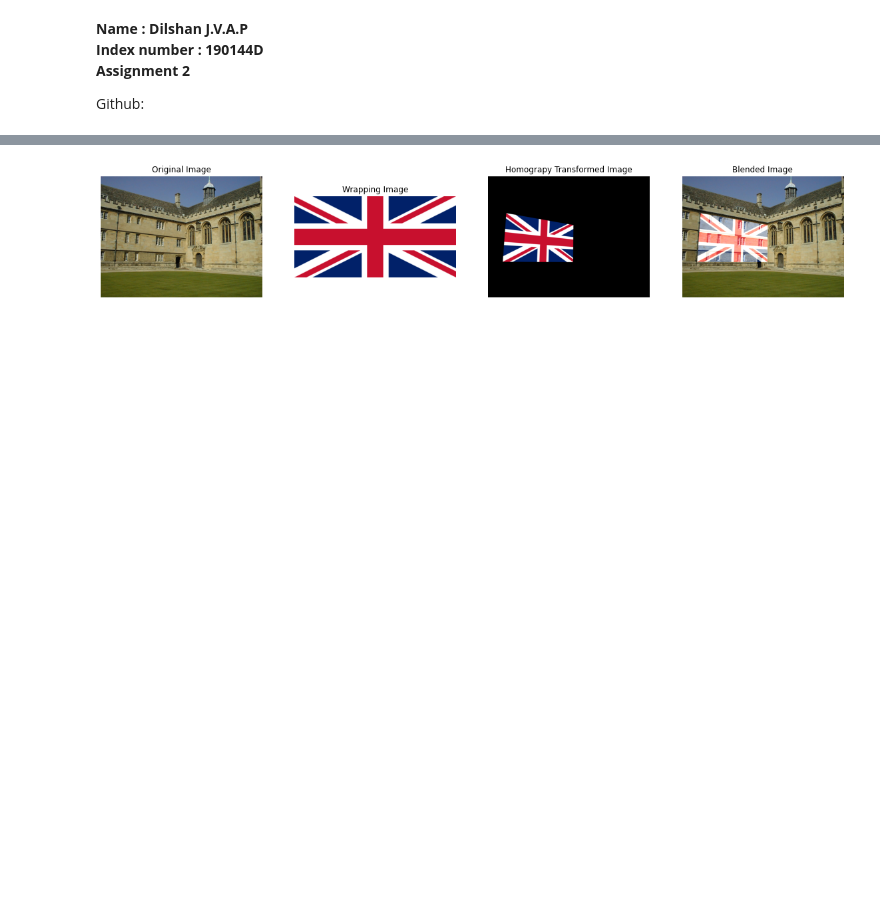
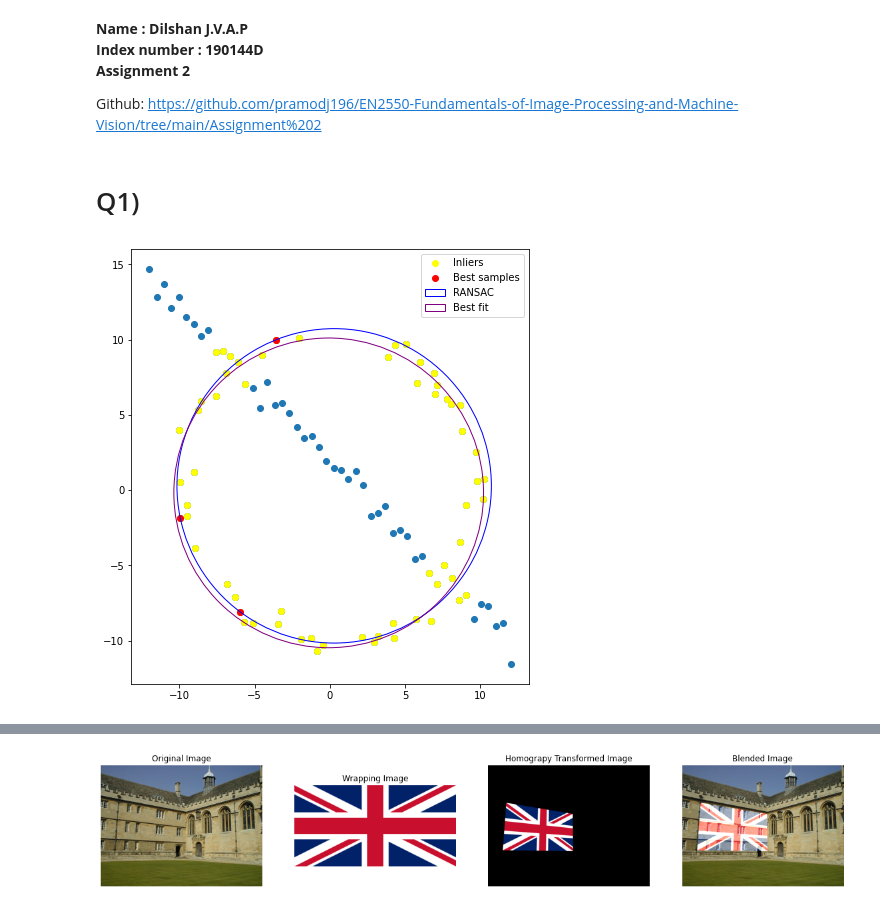
Before and after one commit to pramodj196/EN2550-Fundamentals-of-Image-Processing-and-Machine-Vision, a Jupyter notebook: Assignment 2/Assignment 2.ipynb, the cells around one changed output, grey strips where cells are left out. Drawn from its saved outputs; the diff is of its cells as text; code cells hidden in the pictures; blank space fills up the shorter version.

Commit message:
Assignment 2 ransac algo change parameteres

```diff
--- a/Assignment 2/Assignment 2.ipynb
+++ b/Assignment 2/Assignment 2.ipynb
@@ -3,24 +3,77 @@
 Index number : 190144D<br>
 Assignment 2
 
-Github:
+Github: https://github.com/pramodj196/EN2550-Fundamentals-of-Image-Processing-and-Machine-Vision/tree/main/Assignment%202
 # %%
 import numpy as np
 import cv2 as cv
 import matplotlib.pyplot as plt
 from scipy import linalg
 import circle_fit as cf
+# %% [markdown]
+# Q1)
 # %%
 N = 100
 half_n = N//2
 r = 10
 s = r/16
 t = np.random.uniform(0, 2*np.pi, half_n)
 n = s*np.random.randn(half_n)
 x, y = (r+n)*np.cos(t), (r+n)*np.sin(t)
-X_circle = np.hstack((x.reshape(half_n, 1), y.reshape(half_n, 1)))
-
+X_circ = np.hstack((x.reshape(half_n, 1), y.reshape(half_n, 1)))
 m, b = -1, 2
 x = np.linspace(-12, 12, half_n)
-y = m*x + b + s*np.random.randn(half_n)
+y = m*x +b + s*np.random.randn(half_n)
 X_line = np.hstack((x.reshape(half_n, 1), y.reshape(half_n, 1)))
+X = np.vstack((X_circ, X_line))
+
+def cir_plot(Data,Datalst,color):
+    p1,p2,p3=Datalst[Data[0]],Datalst[Data[1]],Datalst[Data[2]]
+    cirx,ciry,r,p=cf.least_squares_circle([p1,p2,p3])
+    c=plt.Circle((cirx,ciry),r,fill=False)
+    c.set_color(color)
+    return c
+
+def RANSAC(Data,iter,thres,inliers_c):
+    Max=0
+    out=np.array([])
+    for i in range(iter):
+        randomP=np.random.choice(Data.size//2, size=3, replace=False)
+        p1,p2,p3=Data[randomP[0]],Data[randomP[1]],Data[randomP[2]]
+        cirx,ciry,r,p=cf.least_squares_circle([p1,p2,p3])
+        T=np.array(abs(((Data[:,0]-cirx)**2+(Data[:,1]-ciry)**2)**0.5-r))
+        if r>max(Data[:,1])*1.5:
+            continue
+        inliers=Data[T<thres]
+        if len(inliers)>inliers_c:
+            shrt_d=np.array(abs(((inliers[:,0]-cirx)**2+(inliers[:,1]-ciry)**2)**0.5-r))
+            Mean = sum(shrt_d/shrt_d.size)
+            if Max < len(inliers):
+                out=randomP
+                inli=inliers
+                best=Mean
+            elif Max == len(inliers) and best>Mean:
+                out=randomP
+                inli=inliers
+                best=Mean
+    return out,inli
+
+Ran,best_inlier=RANSAC(X,35,1.96,50)
+c1=cir_plot(Ran,X, color = 'blue')
+fig,ax=plt.subplots(figsize=(8,8))
+ax.set_aspect( 1 )
+ax.add_artist( c1 )
+
+p1=ax.scatter(X[:,0],X[:,1])
+inliers=ax.scatter(best_inlier[:,0],best_inlier[:,1], color='yellow' )
+
+bestfit,inl=RANSAC(best_inlier,20,1.96,best_inlier.size//2.2)
+c2=cir_plot(bestfit,best_inlier, color ='purple')
+ax.add_artist( c2 )
+
+Y=np.vstack((X[Ran[0]],X[Ran[1]],X[Ran[2]]))
+best_samples=ax.scatter(Y[:,0],Y[:,1], c = 'r')
+plt.legend(handles=[inliers,best_samples,c1,c2],labels=['Inliers','Best samples','RANSAC','Best fit'])
+plt.show()
+# %% [output]
+[figure, added]
```
Also changed, not shown: parts of 15 cells of this notebook, 9 other files.
